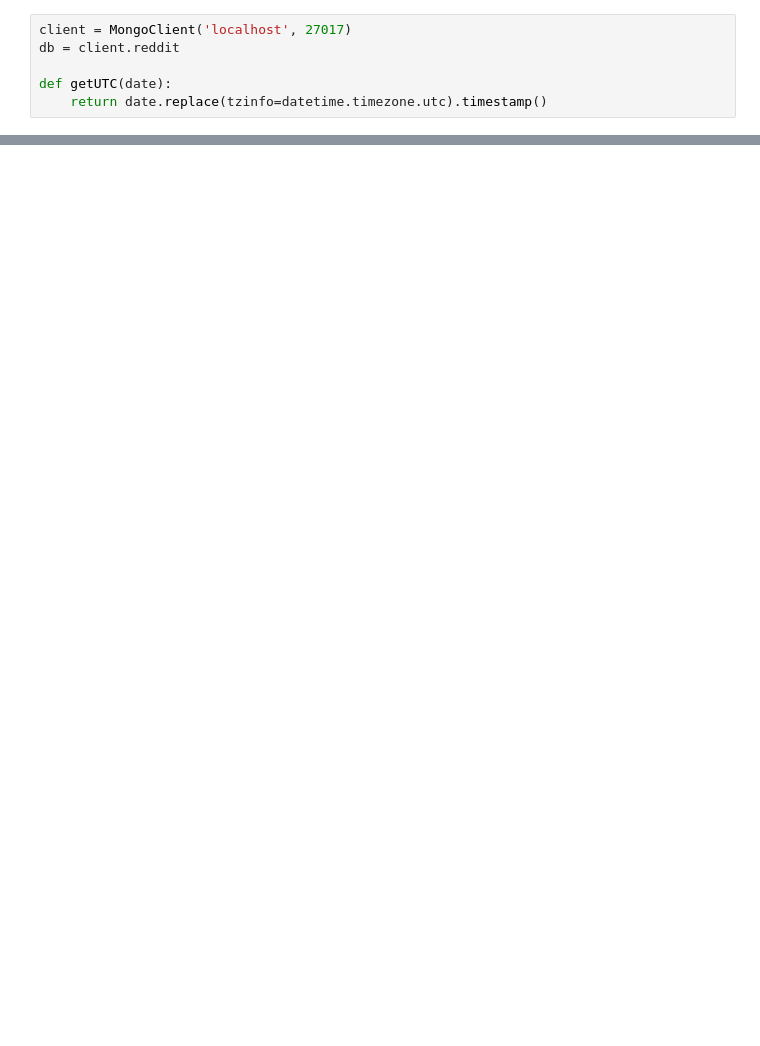
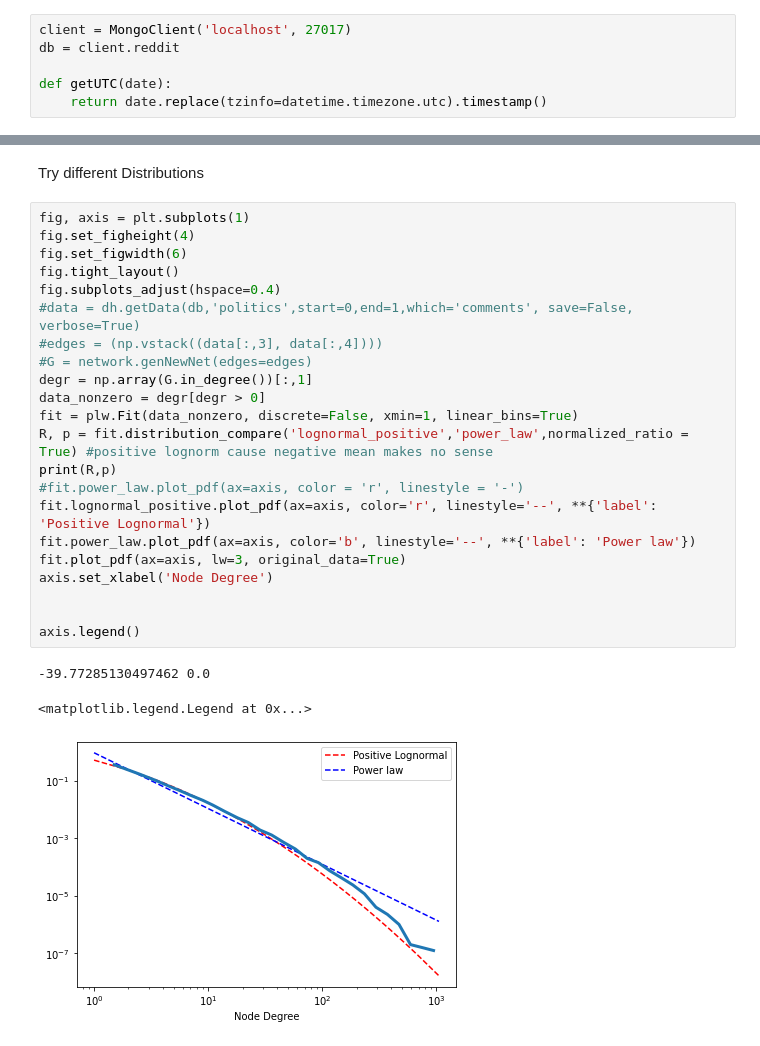
Before and after one commit to vneuhaus/InteractionNetworks, a Jupyter notebook: degreeDistributions.ipynb, the cells around one changed output, grey strips where cells are left out. Cells and saved outputs as stored; diff of their text form; blank space fills up the shorter version.

```diff
--- a/degreeDistributions.ipynb
+++ b/degreeDistributions.ipynb
@@ -31,0 +58,28 @@ def plotDegreedistr(data, axis):
+# %% [markdown]
+Try different Distributions
+# %%
+fig, axis = plt.subplots(1)
+fig.set_figheight(4)
+fig.set_figwidth(6)
+fig.tight_layout()
+fig.subplots_adjust(hspace=0.4)
+#data = dh.getData(db,'politics',start=0,end=1,which='comments', save=False, verbose=True)
+#edges = (np.vstack((data[:,3], data[:,4])))
+#G = network.genNewNet(edges=edges)
+degr = np.array(G.in_degree())[:,1]
+data_nonzero = degr[degr > 0]
+fit = plw.Fit(data_nonzero, discrete=False, xmin=1, linear_bins=True)
+R, p = fit.distribution_compare('lognormal_positive','power_law',normalized_ratio = True) #positive lognorm cause negative mean makes no sense
+print(R,p)
+#fit.power_law.plot_pdf(ax=axis, color = 'r', linestyle = '-')
+fit.lognormal_positive.plot_pdf(ax=axis, color='r', linestyle='--', **{'label': 'Positive Lognormal'})
+fit.power_law.plot_pdf(ax=axis, color='b', linestyle='--', **{'label': 'Power law'})
+fit.plot_pdf(ax=axis, lw=3, original_data=True)
+axis.set_xlabel('Node Degree')
+
+
+axis.legend()
+# %% [output]
+-39.77285130497462 0.0
+<matplotlib.legend.Legend at 0x...>
+[figure, added]
```
Also changed, not shown: parts of 15 cells of this notebook, 4 other files.
